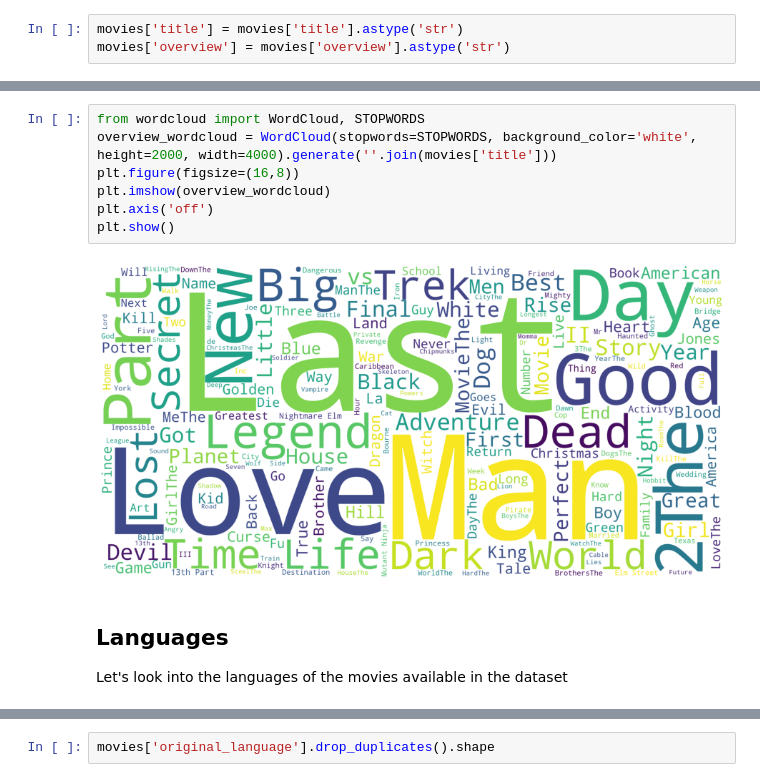
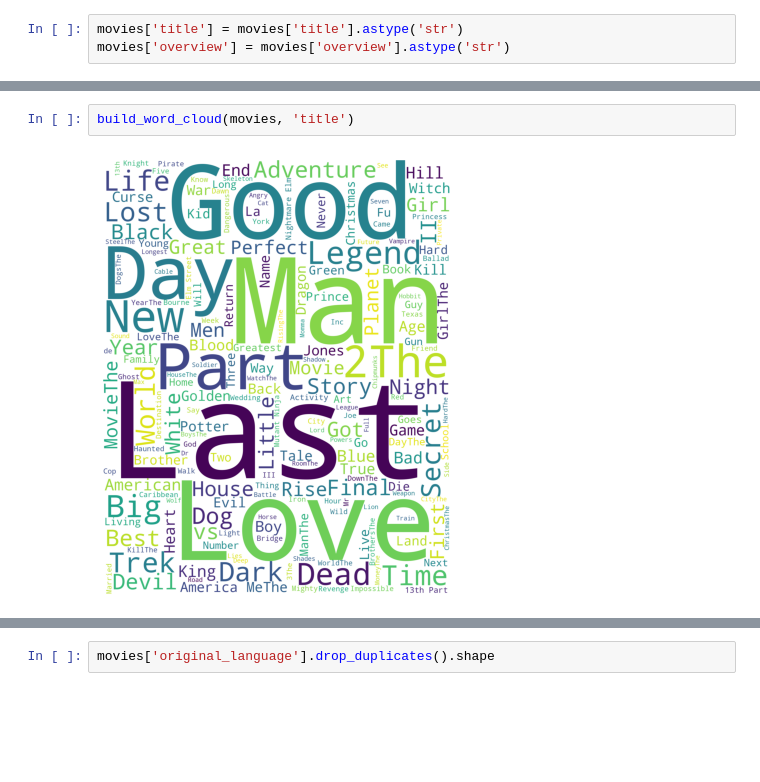
Before and after one commit to jsaurabh/Insight-Data-Science-Interview, a Jupyter notebook: TMDB5000.ipynb, the cells around one changed output, grey strips where cells are left out. Drawn from its saved outputs; the diff is of its cells as text; blank space fills up the shorter version.

```diff
--- a/TMDB5000.ipynb
+++ b/TMDB5000.ipynb
@@ -164,13 +235,4 @@ plt.show()
-# %%
-from wordcloud import WordCloud, STOPWORDS
-overview_wordcloud = WordCloud(stopwords=STOPWORDS, background_color='white', height=2000, width=4000).generate(''.join(movies['title']))
-plt.figure(figsize=(16,8))
-plt.imshow(overview_wordcloud)
-plt.axis('off')
-plt.show()
-# %% [output]
-[figure, removed]
-# %% [markdown]
-## Languages
-
-Let's look into the languages of the movies available in the dataset
+# %%
+build_word_cloud(movies, 'title')
+# %% [output]
+[figure, added]
```
Also changed, not shown: parts of 108 cells of this notebook, 2 other files.
